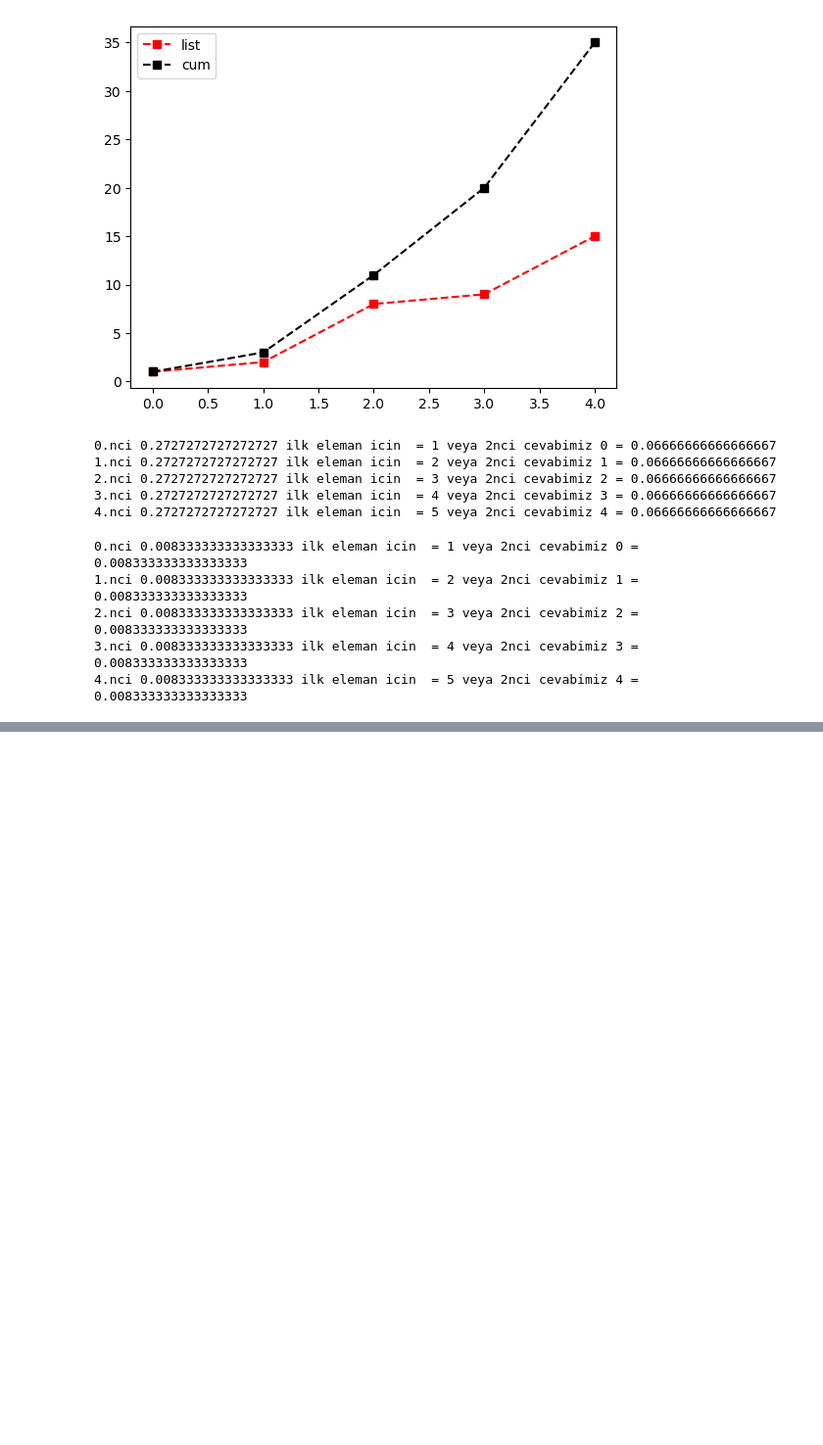
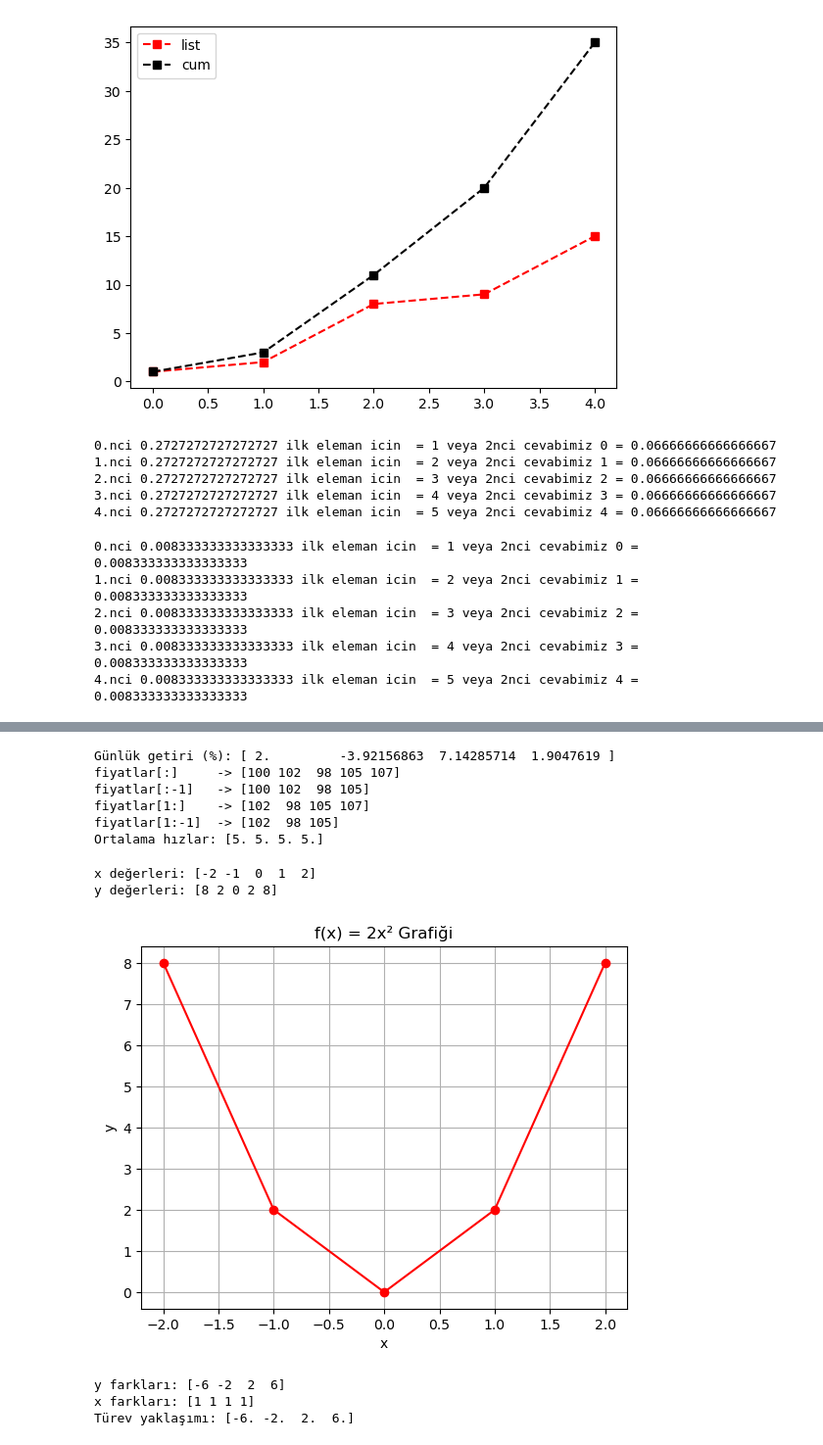
Before and after one commit to nailBestas/lispAi, a Jupyter notebook: 01_Python_Mathematics_and_Statistics/2_Mathematics/3-Algebra.ipynb, the cells around one changed output, grey strips where cells are left out. Shown at 98% size. Cells and saved outputs as stored; diff of their text form; code cells hidden in the pictures; blank space fills up the shorter version.

Commit message:
Added Python diff() topic

```diff
--- a/01_Python_Mathematics_and_Statistics/2_Mathematics/3-Algebra.ipynb
+++ b/01_Python_Mathematics_and_Statistics/2_Mathematics/3-Algebra.ipynb
@@ -1150,0 +1223,78 @@ for i,val_x in enumerate(x):
+# %%
+# gercek hayat  ornegi
+# Örnek 4: Hisselerde günlük getiri
+fiyatlar = np.array([100, 102, 98, 105, 107])
+gunluk_getiri = np.diff(fiyatlar) / fiyatlar[:-1] * 100
+print("Günlük getiri (%):", gunluk_getiri)
+
+
+# no dizi mantigi ver
+fiyatlar = np.array([100, 102, 98, 105, 107])
+
+print("fiyatlar[:]     ->", fiyatlar[:])      # Tüm elemanlar: [100, 102, 98, 105, 107]
+print("fiyatlar[:-1]   ->", fiyatlar[:-1])    # Son eleman hariç: [100, 102, 98, 105]
+print("fiyatlar[1:]    ->", fiyatlar[1:])     # İlk eleman hariç: [102, 98, 105, 107]
+print("fiyatlar[1:-1]  ->", fiyatlar[1:-1])   # İlk ve son hariç: [102, 98, 105]
+
+
+
+# Örnek 5: Hız değişimi
+zaman = np.array([0, 1, 3, 6, 10])  # saniye
+konum = np.array([0, 5, 15, 30, 50])  # metre
+
+hiz = np.diff(konum) / np.diff(zaman)
+print("Ortalama hızlar:", hiz)
+
+#np.diff() bize her zaman aralığındaki değişimleri veriyor
+
+#Sonra bu değişimleri eleman eleman bölüyoruz
+# %% [output]
+Günlük getiri (%): [ 2.         -3.92156863  7.14285714  1.9047619 ]
+fiyatlar[:]     -> [100 102  98 105 107]
+fiyatlar[:-1]   -> [100 102  98 105]
+fiyatlar[1:]    -> [102  98 105 107]
+fiyatlar[1:-1]  -> [102  98 105]
+Ortalama hızlar: [5. 5. 5. 5.]
+# %%
+# f(x) = 2*x**2 grafigini cizelim
+
+import matplotlib.pyplot as plt
+import numpy as np
+
+# x değerlerini oluştur: -2, -1, 0, 1, 2
+x = np.array([-2, -1, 0, 1, 2])
+
+# f(x) = 2*x² hesapla: 2*(-2)²=8, 2*(-1)²=2, 2*0²=0, vb.
+y = 2 * x**2
+print("x değerleri:", x)    # [-2 -1  0  1  2]
+print("y değerleri:", y)    # [8  2  0  2  8]
+
+
+# grafik goster
+plt.plot(x, y, 'ro-')  # kırmızı noktalı çizgi
+plt.title('f(x) = 2x² Grafiği')
+plt.xlabel('x')
+plt.ylabel('y')
+plt.grid(True)
+plt.show()
+
+
+
+# diff() fonksiyounu kullanalim
+# diff = bir sonraki değer - şimdiki değer
+y_farklari = np.diff(y)
+print("y farkları:", y_farklari)  # [2-8=-6, 0-2=-2, 2-0=2, 8-2=6]
+
+x_farklari = np.diff(x)
+print("x farkları:", x_farklari)  # [1, 1, 1, 1]
+
+# Türev ≈ y farkları / x farkları
+turev = y_farklari / x_farklari
+print("Türev yaklaşımı:", turev)  # [-6, -2, 2, 6]
+# %% [output]
+x değerleri: [-2 -1  0  1  2]
+y değerleri: [8 2 0 2 8]
+[figure, added]
+y farkları: [-6 -2  2  6]
+x farkları: [1 1 1 1]
+Türev yaklaşımı: [-6. -2.  2.  6.]
```
Also changed, not shown: parts of 3 cells of this notebook.
